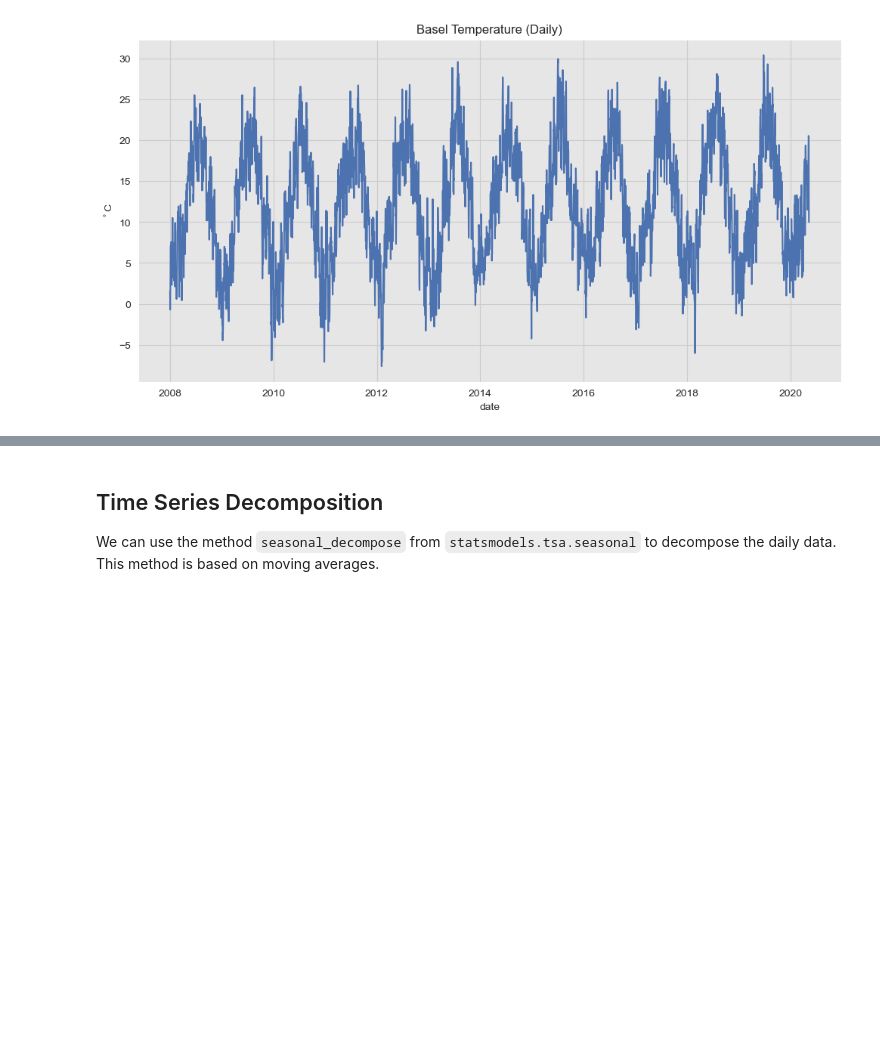
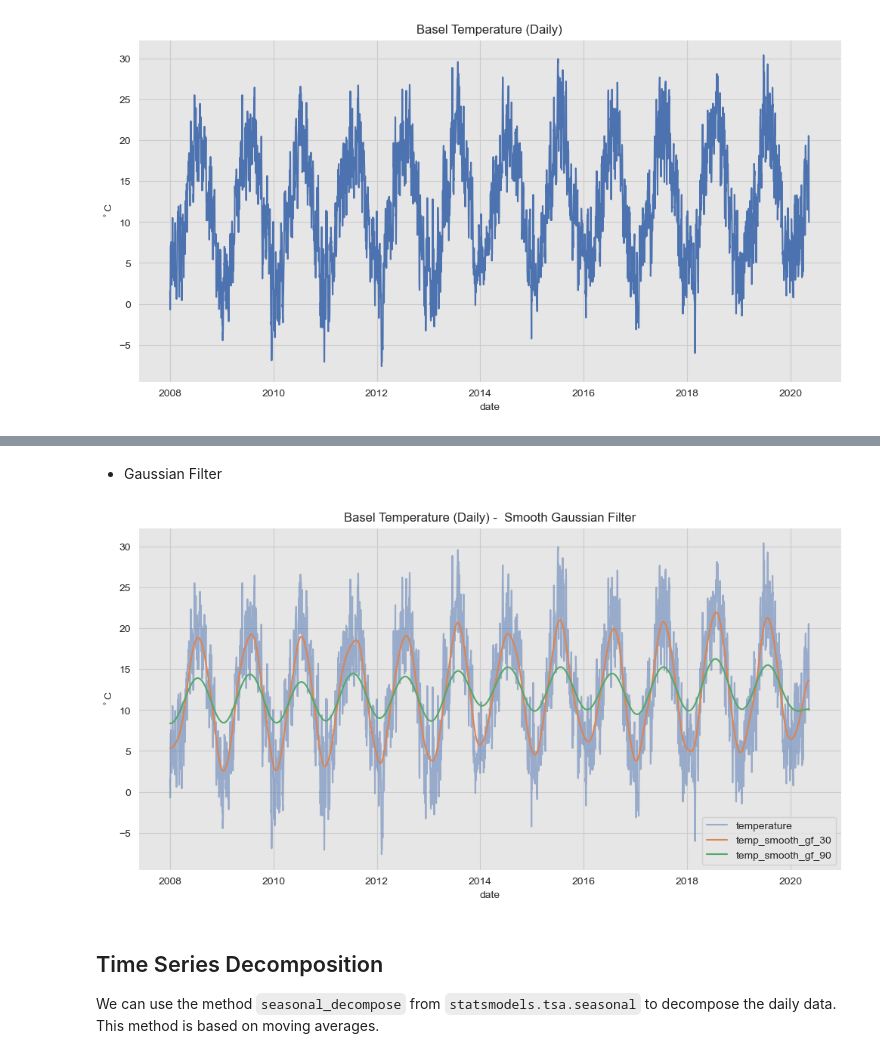
Before and after one commit to juanitorduz/btsa, a Jupyter notebook: python/basel_weather_intro.ipynb, the cells around one changed output, grey strips where cells are left out. Saved outputs shown, nothing was run; the diff lists cells and outputs as text; code cells hidden in the pictures; blank space fills up the shorter version.

```diff
--- a/python/basel_weather_intro.ipynb
+++ b/python/basel_weather_intro.ipynb
@@ -96,3 +139,20 @@ ax.set(title='Basel Temperature (Daily)', ylabel=r'$^\circ$C');
+# %% [markdown]
+- Gaussian Filter
+# %%
+from scipy.ndimage import gaussian_filter
+
+smooth_daily_data_df = smooth_daily_data_df \
+    .assign(temp_smooth_gf_30 = lambda x: gaussian_filter(input=x['temperature'], sigma=30)) \
+     .assign(temp_smooth_gf_90 = lambda x: gaussian_filter(input=x['temperature'], sigma=90))
+
+fig, ax = plt.subplots()
+sns.lineplot(x='date', y='temperature', label='temperature', data=smooth_daily_data_df, alpha=0.5, ax=ax)
+sns.lineplot(x='date', y='temp_smooth_gf_30', label='temp_smooth_gf_30', data=smooth_daily_data_df, color=sns_c[1], ax=ax)
+sns.lineplot(x='date', y='temp_smooth_gf_90', label='temp_smooth_gf_90', data=smooth_daily_data_df, color=sns_c[2], ax=ax)
+ax.legend(loc='lower right')
+ax.set(title='Basel Temperature (Daily) -  Smooth Gaussian Filter', ylabel=r'$^\circ$C');
+# %% [output]
+[figure, added]
 # %% [markdown]
 ## Time Series Decomposition
 
```
Also changed, not shown: parts of 10 cells of this notebook.
